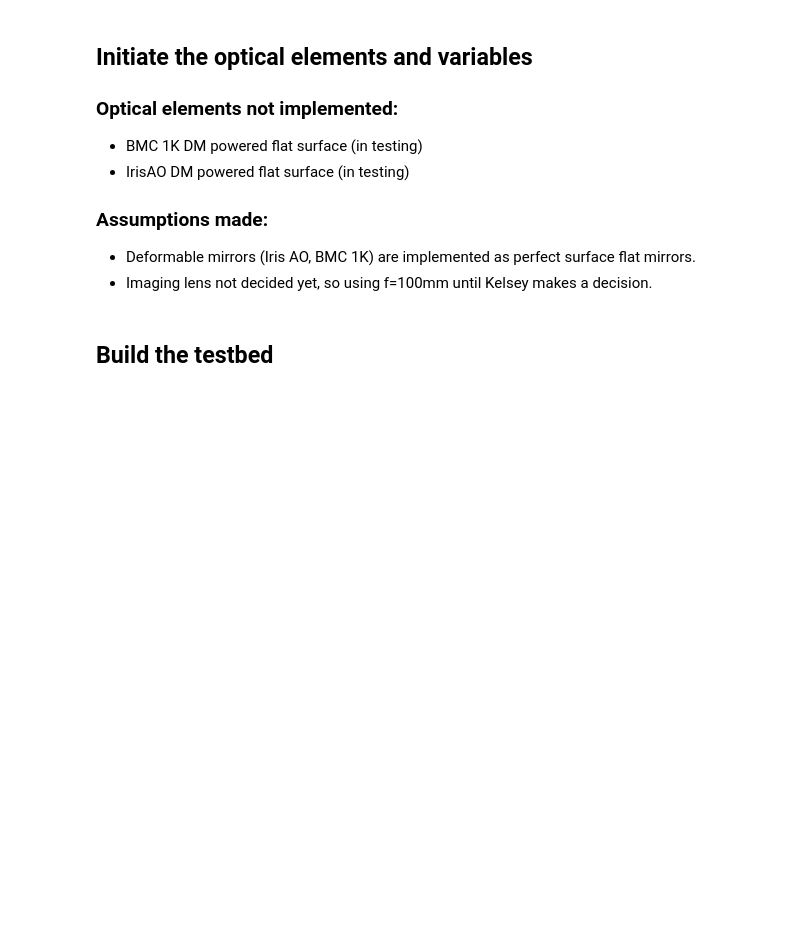
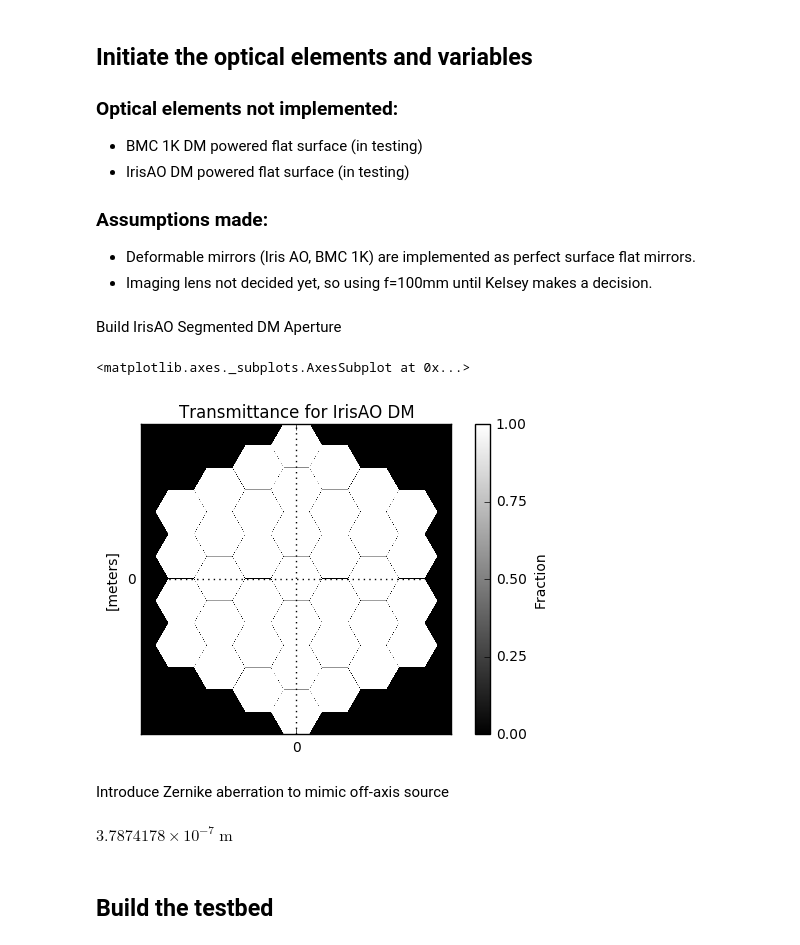
Before and after one commit to jlumbres/UAWFSTB, a Jupyter notebook: LGS_offAxisModel.ipynb, the cells around one changed output. Saved outputs shown, nothing was run; the diff lists cells and outputs as text; code cells hidden in the pictures; blank space fills up the shorter version.

```diff
--- a/LGS_offAxisModel.ipynb
+++ b/LGS_offAxisModel.ipynb
@@ -90,3 +90,14 @@ OAP1 = poppy.QuadraticLens(fl_OAP, name='OAP-1')
 OAP2 = poppy.QuadraticLens(fl_OAP, name='OAP-2')
 OAP3 = poppy.QuadraticLens(fl_OAP, name='OAP-3')
 OAP4 = poppy.QuadraticLens(fl_OAP, name='OAP-4')
+# %% [markdown]
+Build IrisAO Segmented DM Aperture
+# %%
+irisAO = poppy.MultiHexagonAperture(name='IrisAO DM', rings=3, side=7e-4,
+                                    gap=7e-6, center=True)
+irisAO.display(npix=2048, colorbar_orientation='vertical')
+# %% [output]
+<matplotlib.axes._subplots.AxesSubplot at 0x...>
+[figure, added]
+# %% [markdown]
+Introduce Zernike aberration to mimic off-axis source
@@ -93,3 +112,7 @@ OAP4 = poppy.QuadraticLens(fl_OAP, name='OAP-4')
+# %%
+tilt_coeff
+# %% [output]
+$3.7874178 \times 10^{-7} \; \mathrm{m}$
 # %% [markdown]
 ## Build the testbed
 # %%
```
Also changed, not shown: parts of 6 cells of this notebook.
